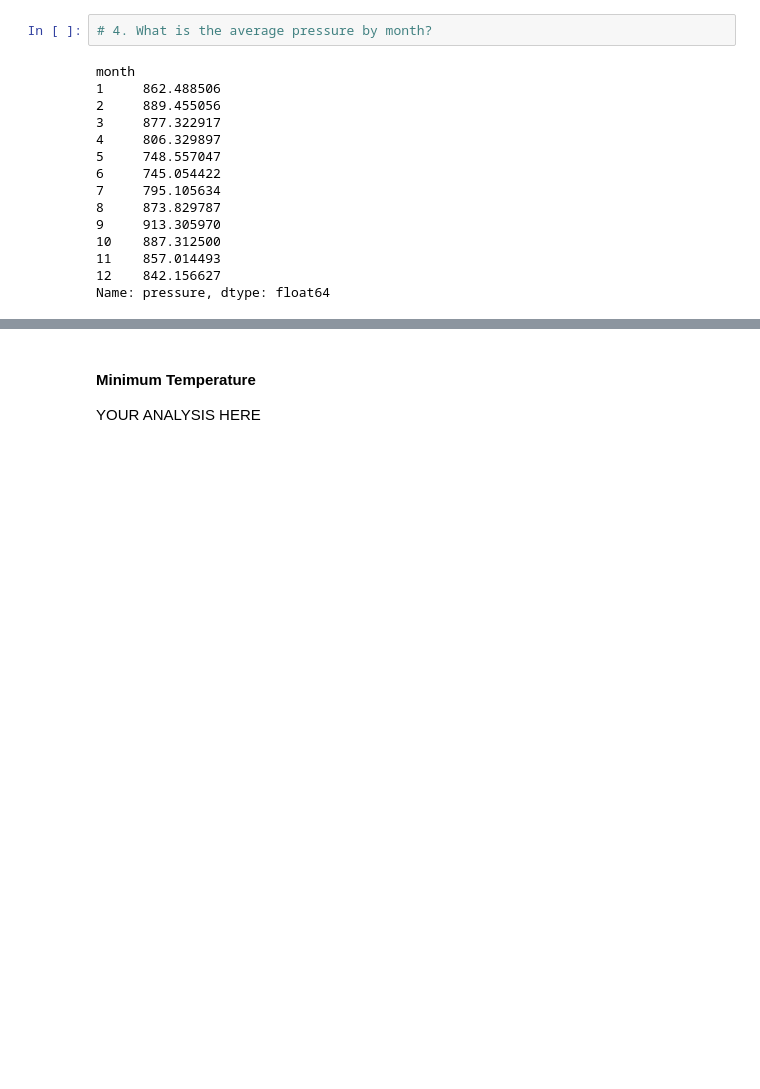
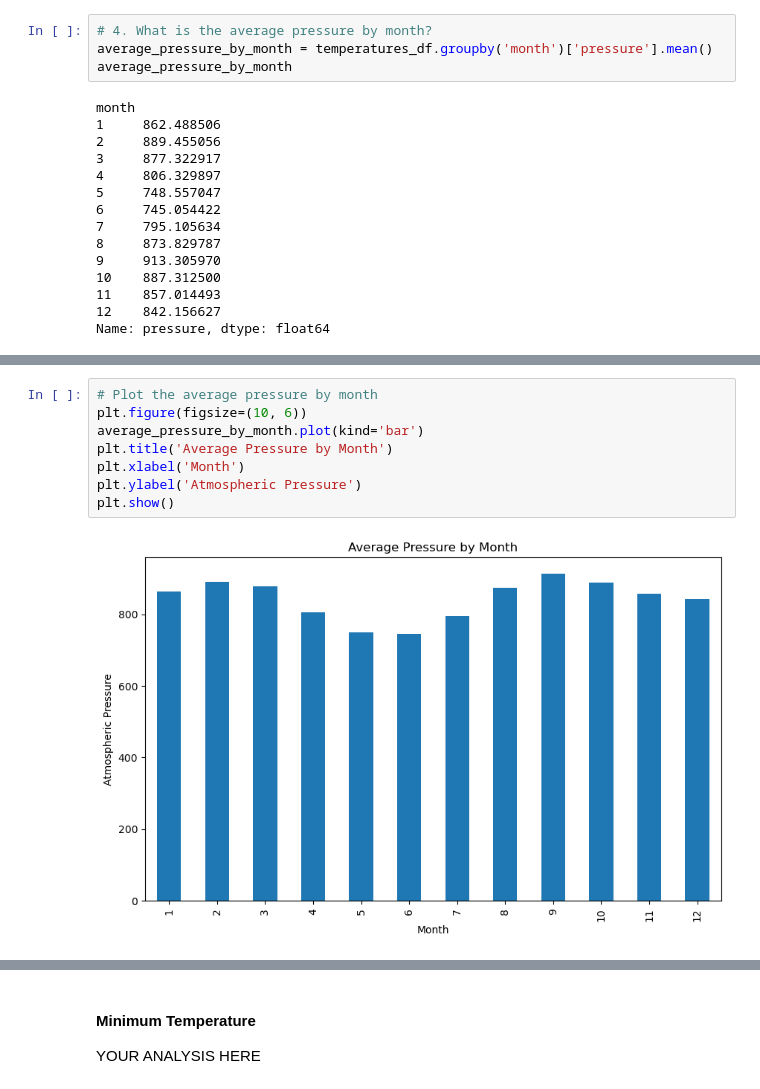
Before and after one commit to avenika100/data-collection-challenge, a Jupyter notebook: part_2_mars_weather.ipynb, the cells around one changed output, grey strips where cells are left out. Saved outputs shown, nothing was run; the diff lists cells and outputs as text; blank space fills up the shorter version.

```diff
--- a/part_2_mars_weather.ipynb
+++ b/part_2_mars_weather.ipynb
@@ -195,5 +233,7 @@ Name: min_temp, dtype: float64
 # %%
 # 4. What is the average pressure by month?
+average_pressure_by_month = temperatures_df.groupby('month')['pressure'].mean()
+average_pressure_by_month
 # %% [output]
 month
 1     862.488506
@@ -219,0 +252,10 @@ Name: pressure, dtype: float64
+# %%
+# Plot the average pressure by month
+plt.figure(figsize=(10, 6))
+average_pressure_by_month.plot(kind='bar')
+plt.title('Average Pressure by Month')
+plt.xlabel('Month')
+plt.ylabel('Atmospheric Pressure')
+plt.show()
+# %% [output]
+[figure, added]
```
Also changed, not shown: parts of 21 cells of this notebook, 2 other files.
